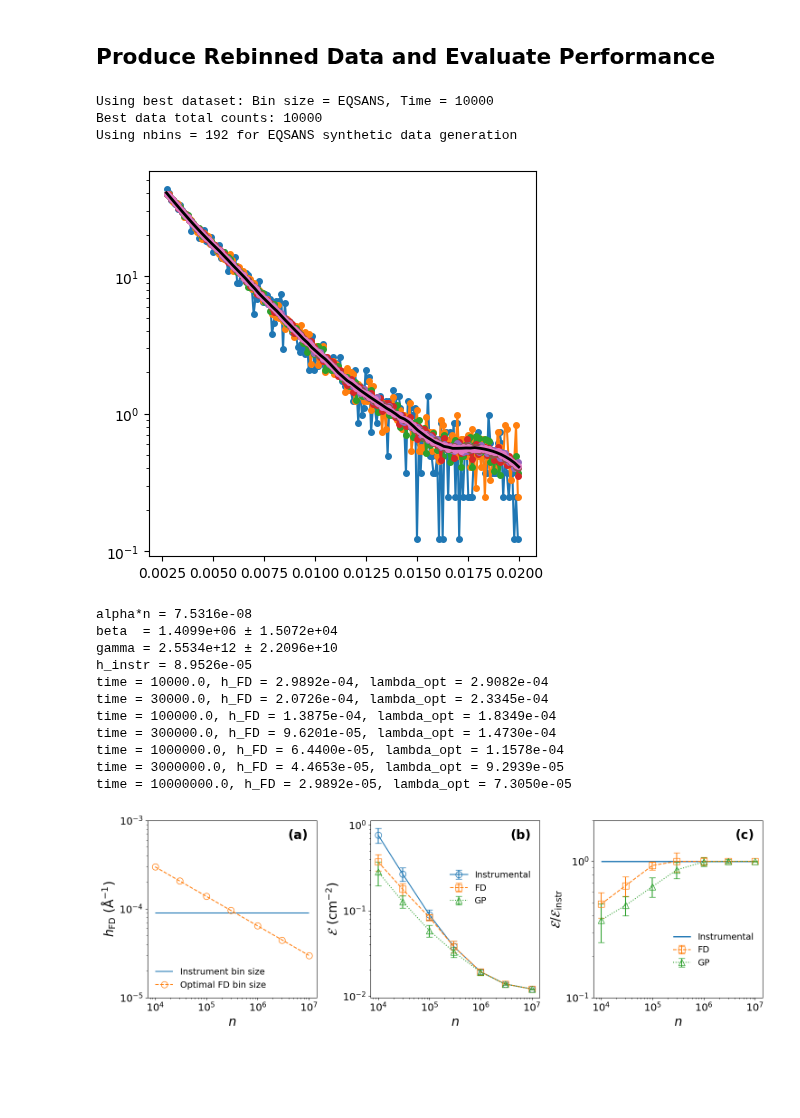
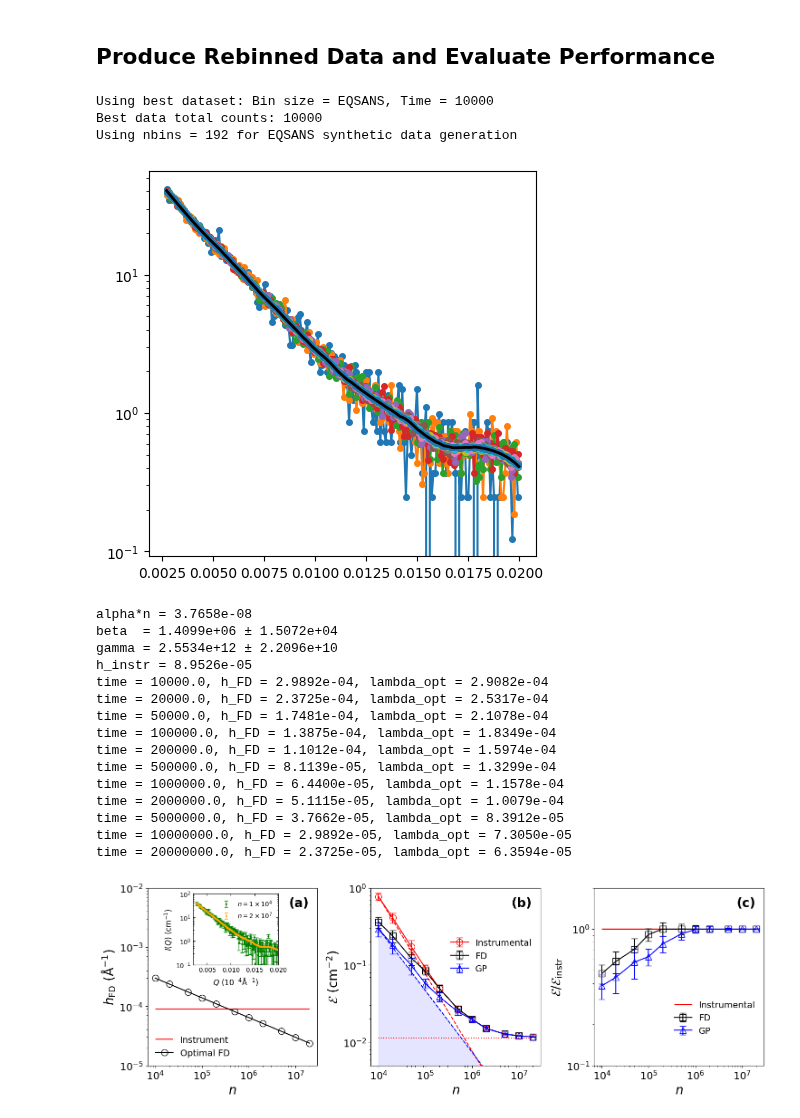
Before and after one commit to ch-tung/MLSR, a Jupyter notebook: binning/test_instr_limited.ipynb, the cells around one changed output. Saved outputs shown, nothing was run; the diff lists cells and outputs as text; code cells hidden in the pictures; blank space fills up the shorter version.

```diff
--- a/binning/test_instr_limited.ipynb
+++ b/binning/test_instr_limited.ipynb
@@ -716,7 +716,7 @@ synthetic_data = defaultdict(lambda: defaultdict(dict))  # [bin][collimation][ti
 fig = plt.figure(figsize=(5, 5))
 ax = fig.add_subplot(111)
 
-count_list = [1e4, 3e4, 1e5, 3e5, 1e6, 3e6, 1e7]
+count_list = [1e4, 2e4, 5e4, 1e5, 2e5, 5e5, 1e6, 2e6, 5e6, 1e7, 2e7]
 count_list = np.array(count_list, dtype=float)
 count_list = count_list
 
@@ -777,7 +777,7 @@ ax.set_xscale('linear')
 Using best dataset: Bin size = EQSANS, Time = 10000
 Best data total counts: 10000
 Using nbins = 192 for EQSANS synthetic data generation
-[figure, old version]
+[figure, new version]
 # %%
 # evaluate parameters from best data
 beta_best, beta_best_std = f_beta(best_data, window_length=21, polyorder=3, std=True)
@@ -863,29 +863,51 @@ mise_instr_stat = np.array(mise_instr_stat)
 mise_FD_stat = np.array(mise_FD_stat)
 mise_GP_stat = np.array(mise_GP_stat)
 # %% [output]
-alpha*n = 7.5316e-08
+alpha*n = 3.7658e-08
 beta  = 1.4099e+06 ± 1.5072e+04
 gamma = 2.5534e+12 ± 2.2096e+10
 h_instr = 8.9526e-05
 time = 10000.0, h_FD = 2.9892e-04, lambda_opt = 2.9082e-04
-time = 30000.0, h_FD = 2.0726e-04, lambda_opt = 2.3345e-04
+time = 20000.0, h_FD = 2.3725e-04, lambda_opt = 2.5317e-04
+time = 50000.0, h_FD = 1.7481e-04, lambda_opt = 2.1078e-04
 time = 100000.0, h_FD = 1.3875e-04, lambda_opt = 1.8349e-04
-time = 300000.0, h_FD = 9.6201e-05, lambda_opt = 1.4730e-04
+time = 200000.0, h_FD = 1.1012e-04, lambda_opt = 1.5974e-04
+time = 500000.0, h_FD = 8.1139e-05, lambda_opt = 1.3299e-04
 time = 1000000.0, h_FD = 6.4400e-05, lambda_opt = 1.1578e-04
-time = 3000000.0, h_FD = 4.4653e-05, lambda_opt = 9.2939e-05
+time = 2000000.0, h_FD = 5.1115e-05, lambda_opt = 1.0079e-04
+time = 5000000.0, h_FD = 3.7662e-05, lambda_opt = 8.3912e-05
 time = 10000000.0, h_FD = 2.9892e-05, lambda_opt = 7.3050e-05
+time = 20000000.0, h_FD = 2.3725e-05, lambda_opt = 6.3594e-05
 # %%
+from mpl_toolkits.axes_grid1.inset_locator import inset_axes
+
 fig = plt.figure(figsize=(15, 5))
 ax = fig.add_subplot(131)
-ax.hlines(h_instr, xmin=count_list[0], xmax=count_list[-1], label='Instrument bin size', colors='C0', linestyles='-')
-ax.plot(count_list, h_FD_list, 'o--', label='Optimal FD bin size', color='C1', markersize=10, fillstyle='none')
+ax.hlines(h_instr, xmin=count_list[0], xmax=count_list[-1], label='Instrument', colors='r', linestyles='-')
+ax.plot(count_list, h_FD_list, 'o-', label='Optimal FD', color='k', markersize=10, fillstyle='none')
 ax.set_xlabel(r'$n$', fontsize=20)
 ax.set_ylabel(r'$h_\mathrm{FD}\ (\mathrm{\AA}^{-1})$', fontsize=20)
 ax.tick_params(axis='both', which='major', labelsize=16)
 ax.legend(fontsize=14, frameon=False, loc='lower left')
 ax.set_xscale('log')
 ax.set_yscale('log')
-ax.set_ylim(1e-5, 1e-3)
+ax.set_ylim(1e-5, 1e-2)
+
+sd_syn_short_time = synthetic_data_list[0]['EQSANS'][collimation][count_list[0]]
+sd_syn_long_time = synthetic_data_list[0]['EQSANS'][collimation][count_list[-1]]
+inset_ax = inset_axes(ax, width="50%", height="40%", loc='lower left', bbox_to_anchor=(0.25, 0.55, 1, 1), bbox_transform=ax.transAxes)
+inset_ax.errorbar(sd_syn_short_time.Q, sd_syn_short_time.I, yerr=sd_syn_short_time.I_err, label=f'$n={np.ceil(count_list[0]/10**(np.floor(np.log10(count_list[0])))).astype(int)}\\times 10^{np.floor(np.log10(count_list[0])).astype(int)}$', fmt='o', markersize=2, elinewidth=1, color='green', capsize=3)
+inset_ax.errorbar(sd_syn_long_time.Q, sd_syn_long_time.I, yerr=sd_syn_long_time.I_err, label=f'$n={np.ceil(count_list[-1]/10**(np.floor(np.log10(count_list[-1])))).astype(int)}\\times 10^{np.floor(np.log10(count_list[-1])).astype(int)}$', fmt='s', markersize=2, elinewidth=1, color='orange', capsize=3)
+inset_ax.set_yscale('log')
+inset_ax.set_xlim(2e-3, 2e-2)
+inset_ax.set_ylim(1e-1, 1e2)
+# inset_ax.set_xticks([0e-4, 2e-4, 4e-4, 6e-4])
+# inset_ax.set_xticklabels(['0', '2', '4', '6'])
+inset_ax.set_xlabel(r'$Q$ ($10^{-4}\mathrm{\AA}^{-1}$)', fontsize=12)
+inset_ax.set_ylabel(r'$I(Q)$ ($\mathrm{cm}^{-1}$)', fontsize=12)
+inset_ax.tick_params(axis='both', which='both', direction='in', top=True, right=True, labelsize=10)
+inset_ax.legend(fontsize=10, frameon=False)
+
 ax.text(0.95, 0.95, "(a)", transform=ax.transAxes, ha='right', va='top', fontsize=20, fontweight='bold')
 
 
@@ -895,49 +917,59 @@ i_component = 4  # total MISE
 i_component_theory = 8
 ax.errorbar(count_list, [mise_instr_stat[i][0][i_component] for i in range(len(count_list))],
             yerr=[mise_instr_stat[i][1][i_component] for i in range(len(count_list))],
-            label='Instrumental', fmt='o-', capsize=5, markersize=10, fillstyle='none')
+            label='Instrumental', fmt='o-', capsize=5, markersize=10, fillstyle='none', color='r')
 ax.errorbar(count_list, [mise_FD_stat[i][0][i_component] for i in range(len(count_list))],
             yerr=[mise_FD_stat[i][1][i_component] for i in range(len(count_list))],
-            label='FD', fmt='s--', capsize=5, markersize=10, fillstyle='none')
+            label='FD', fmt='s-', capsize=5, markersize=10, fillstyle='none', color='k')
 # ax.plot(count_list, [mise_FD_stat[i][0][i_component_theory] for i in range(len(count_list))],
 #             label='Instrumental Binning (theory)', linestyle=':', color='C1')
 ax.errorbar(count_list, [mise_GP_stat[i][0][i_component] for i in range(len(count_list))],
             yerr=[mise_GP_stat[i][1][i_component] for i in range(len(count_list))],
-            label='GP', fmt='^:', capsize=5, markersize=10, fillstyle='none')
+            label='GP', fmt='^-', capsize=5, markersize=10, fillstyle='none', color='b')
 # ax.plot(count_list, [mise_GP_stat[i][0][i_component_theory] for i in range(len(count_list))],
 #             label='GPR Smoothing (theory)', linestyle=':', color='C2')
+
+ax.plot(count_list, mise_instr_stat[0][0][i_component]*count_list[0]/count_list, '--', color='r', zorder=-20)
+ax.plot(count_list, [mise_instr_stat[i][0][2] +mise_instr_stat[i][0][3] for i in range(len(count_list))], ':', color='r', zorder=-20)
+
+ax.plot(count_list, mise_GP_stat[0][0][i_component]*(count_list[0]/count_list)**(4/5), '--', color='b', zorder=-20)
+ax.fill_between(count_list, np.ones_like(count_list)*1e-5, mise_GP_stat[0][0][i_component]*(count_list[0]/count_list)**(4/5), color='b', alpha=0.1, zorder=-21)
+
+ax.set_ylim(5e-3, 1e0)
+
 ax.set_xlabel(r'$n$', fontsize=20)
 ax.set_ylabel(r'$\mathcal{E}\ (\mathrm{cm}^{-2})$', fontsize=20)
 ax.tick_params(axis='both', which='major', labelsize=16)
 ax.legend(fontsize=14, frameon=False, loc=(0.45, 0.5))
 ax.set_xscale('log')
 ax.set_yscale('log')
 ax.text(0.95, 0.95, "(b)", transform=ax.transAxes, ha='right', va='top', fontsize=20, fontweight='bold')
 
+
 ax = fig.add_subplot(133)
 # ax.errorbar(count_list, [mise_instr_stat[i][0][i_component] for i in range(len(count_list))],
 #             yerr=[mise_instr_stat[i][1][i_component] for i in range(len(count_list))],
 #             label='Instrumental', fmt='o-', capsize=5)
-ax.hlines(1.0, xmin=count_list[0], xmax=count_list[-1], label='Instrumental', colors='C0', linestyles='-', linewidth=2)
+ax.hlines(1.0, xmin=count_list[0], xmax=count_list[-1], label='Instrumental', colors='r', linestyles='-', linewidth=2)
 ax.errorbar(count_list, [mise_FD_stat[i][0][i_component]/mise_instr_stat[i][0][i_component] for i in range(len(count_list))],
             yerr=[mise_FD_stat[i][1][i_component]/mise_instr_stat[i][0][i_component] for i in range(len(count_list))],
-            label='FD', fmt='s--', capsize=5, color='C1', markersize=10, fillstyle='none')
+            label='FD', fmt='s-', capsize=5, color='k', markersize=10, fillstyle='none')
 # ax.plot(count_list, [mise_FD_stat[i][0][i_component_theory] for i in range(len(count_list))],
 #             label='Instrumental Binning (theory)', linestyle=':', color='C1')
 ax.errorbar(count_list, [mise_GP_stat[i][0][i_component]/mise_instr_stat[i][0][i_component] for i in range(len(count_list))],
             yerr=[mise_GP_stat[i][1][i_component]/mise_instr_stat[i][0][i_component] for i in range(len(count_list))],
-            label='GP', fmt='^:', capsize=5, color='C2', markersize=10, fillstyle='none')
+            label='GP', fmt='^-', capsize=5, color='b', markersize=10, fillstyle='none')
 # ax.plot(count_list, [mise_GP_stat[i][0][i_component_theory] for i in range(len(count_list))],
 #             label='GPR Smoothing (theory)', linestyle=':', color='C2')
 ax.set_xlabel(r'$n$', fontsize=20)
 ax.set_ylabel(r'$\mathcal{E}/\mathcal{E}_\mathrm{instr}$', fontsize=20)
 ax.tick_params(axis='both', which='major', labelsize=16)
 ax.legend(fontsize=14, frameon=False, loc=(0.45, 0.15))
 ax.set_xscale('log')
 ax.set_yscale('log')
 ax.set_ylim(0.1, 2)
 ax.text(0.95, 0.95, "(c)", transform=ax.transAxes, ha='right', va='top', fontsize=20, fontweight='bold')
 
 plt.tight_layout()
 # %% [output]
-[figure, old version]
+[figure, new version]
```
Also changed, not shown: parts of 1 cell of this notebook, 2 other files.
